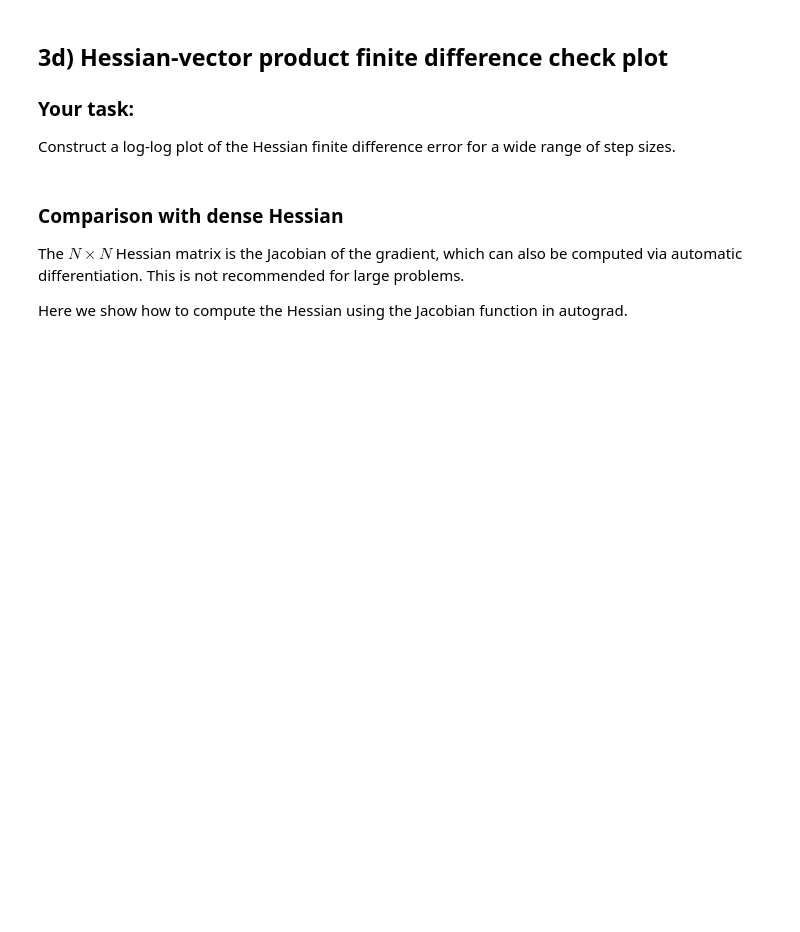
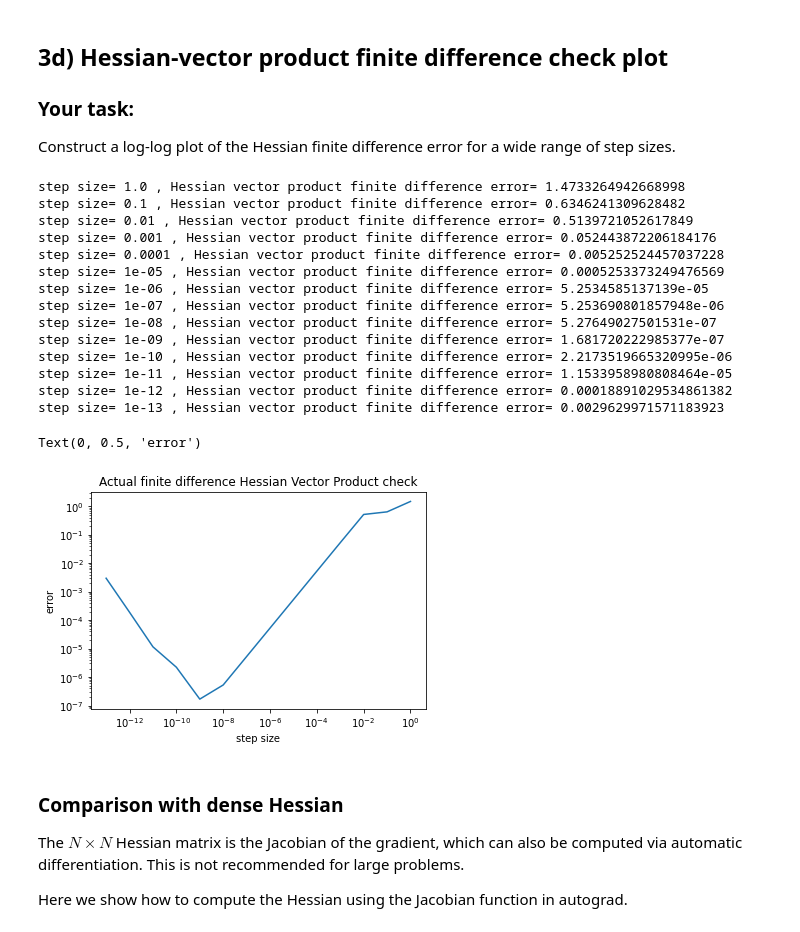
Before and after one commit to mashadab/Computational-and-Variational-Methods-for-Inverse-Problems, a Jupyter notebook: HW2-optimization/catenary.ipynb, the cells around one changed output. Drawn from its saved outputs; the diff is of its cells as text; code cells hidden in the pictures; blank space fills up the shorter version.

```diff
--- a/HW2-optimization/catenary.ipynb
+++ b/HW2-optimization/catenary.ipynb
@@ -407,24 +396,15 @@ Use autodiff's grad function to create a function named "compute\_hessian\_vecto
 # %%
 # Construct the function compute_hessian_vector_product(u_at_interior_nodes, p_at_interior_nodes, alpha, L0)
 
-####    VVVV   YOUR CODE GOES HERE    VVVV    ####
+def compute_hessian_vector_product(u_at_interior_nodes, p_at_interior_nodes, alpha, L0):
 
+    def compute_q(u_at_interior_nodes, p_at_interior_nodes, alpha, L0):
 
+        return np.dot(compute_gradient(u_at_interior_nodes, alpha, L0), p_at_interior_nodes)
 
+    hessian_vector_product = grad(compute_q, 0)
 
-
-
-
-
-
-
-
-
-
-
-
-
-####    ^^^^   YOUR CODE GOES HERE    ^^^^    ####
+    return hessian_vector_product(u_at_interior_nodes, p_at_interior_nodes, alpha, L0)
 # %% [markdown]
 ### Finite difference check
 The error should be roughly the same order of magnitude as the step size.
@@ -455,39 +437,52 @@ Construct a log-log plot of the Hessian finite difference error for a wide range
 # %%
 N = 53
 alpha = 8.95
 L0 = 2.13
 u1 = np.random.randn(N)
 p = np.random.randn(N)
 step_sizes = [1e0, 1e-1, 1e-2, 1e-3, 1e-4, 1e-5, 1e-6, 1e-7, 1e-8, 1e-9, 1e-10, 1e-11, 1e-12, 1e-13]
 
 
 # Make log-log plot of gradient finite difference error vs. step size
 
-####    VVVV   YOUR CODE GOES HERE    VVVV    ####
+# Make log-log plot of gradient finite difference error vs. step size
+hvp_errs = list()
+for s in step_sizes:
+    G1 = compute_gradient(u1, alpha, L0)
+    u2 = u1 + s*p
 
+    G2 = compute_gradient(u2, alpha, L0)
+    Hp_diff = (G2 - G1) / s
 
+    Hp = compute_hessian_vector_product(u1, p, alpha, L0)
 
+    hessian_vector_product_error = np.linalg.norm(Hp - Hp_diff) / np.linalg.norm(Hp_diff)
 
+    print('step size=', s, ', Hessian vector product finite difference error=', hessian_vector_product_error)
 
+    hvp_errs.append(hessian_vector_product_error)
 
-
-
-
-
-
-
-
-
-
-
-
-
-
-
-
-
-
-####    ^^^^   YOUR CODE GOES HERE    ^^^^    ####
+plt.loglog(step_sizes, hvp_errs)
+plt.title('Actual finite difference Hessian Vector Product check')
+plt.xlabel('step size')
+plt.ylabel('error')
+# %% [output]
+step size= 1.0 , Hessian vector product finite difference error= 1.4733264942668998
+step size= 0.1 , Hessian vector product finite difference error= 0.6346241309628482
+step size= 0.01 , Hessian vector product finite difference error= 0.5139721052617849
+step size= 0.001 , Hessian vector product finite difference error= 0.052443872206184176
+step size= 0.0001 , Hessian vector product finite difference error= 0.005252524457037228
+step size= 1e-05 , Hessian vector product finite difference error= 0.0005253373249476569
+step size= 1e-06 , Hessian vector product finite difference error= 5.2534585137139e-05
+step size= 1e-07 , Hessian vector product finite difference error= 5.253690801857948e-06
+step size= 1e-08 , Hessian vector product finite difference error= 5.27649027501531e-07
+step size= 1e-09 , Hessian vector product finite difference error= 1.681720222985377e-07
+step size= 1e-10 , Hessian vector product finite difference error= 2.2173519665320995e-06
+step size= 1e-11 , Hessian vector product finite difference error= 1.1533958980808464e-05
+step size= 1e-12 , Hessian vector product finite difference error= 0.00018891029534861382
+step size= 1e-13 , Hessian vector product finite difference error= 0.0029629971571183923
+Text(0, 0.5, 'error')
+[figure, added]
 # %% [markdown]
 ### Comparison with dense Hessian
 
```
Also changed, not shown: parts of 13 cells of this notebook.
